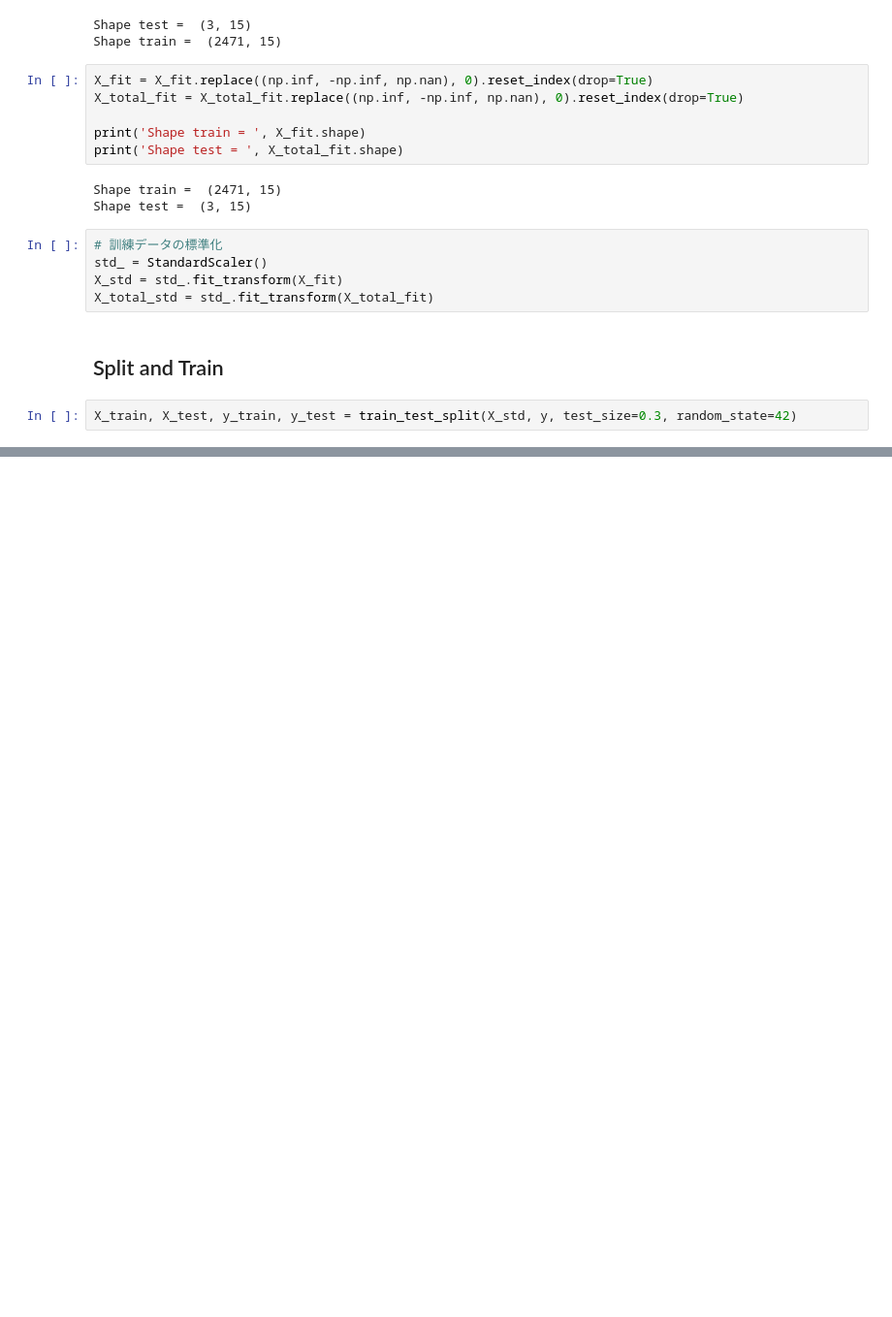
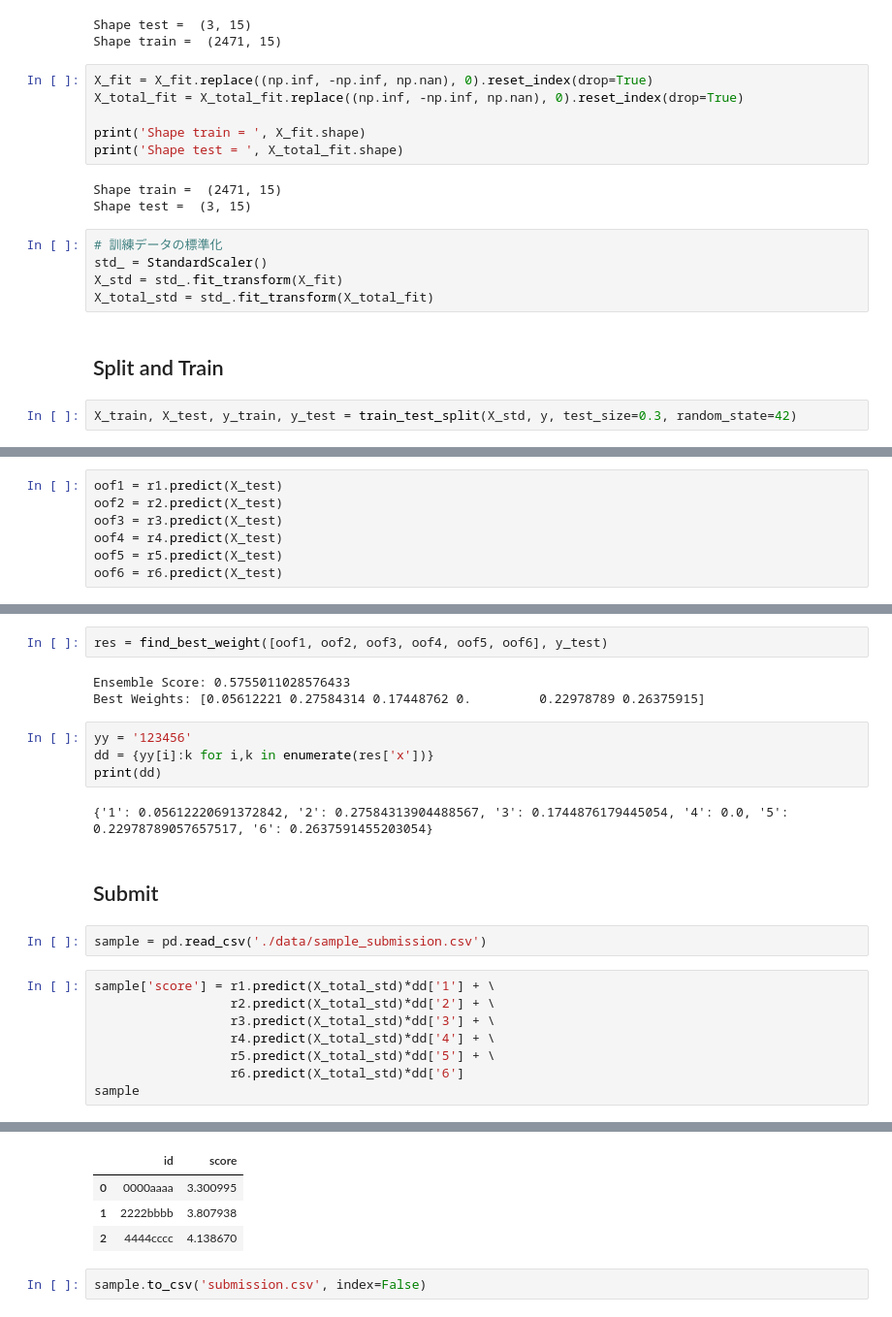
Before and after one commit to dgkmtu/kaggle-linking-writing-processes, a Jupyter notebook: code/nb01_writing_quality.ipynb, the cells around one changed output, grey strips where cells are left out. Shown at 97% size. Drawn from its saved outputs; the diff is of its cells as text; blank space fills up the shorter version.

```diff
--- a/code/nb01_writing_quality.ipynb
+++ b/code/nb01_writing_quality.ipynb
@@ -538,0 +830,7 @@ study.best_trial.params
+# %%
+oof1 = r1.predict(X_test)
+oof2 = r2.predict(X_test)
+oof3 = r3.predict(X_test)
+oof4 = r4.predict(X_test)
+oof5 = r5.predict(X_test)
+oof6 = r6.predict(X_test)
@@ -538,0 +839,24 @@ study.best_trial.params
+# %%
+res = find_best_weight([oof1, oof2, oof3, oof4, oof5, oof6], y_test)
+# %% [output]
+Ensemble Score: 0.5755011028576433
+Best Weights: [0.05612221 0.27584314 0.17448762 0.         0.22978789 0.26375915]
+# %%
+yy = '123456'
+dd = {yy[i]:k for i,k in enumerate(res['x'])}
+print(dd)
+# %% [output]
+{'1': 0.05612220691372842, '2': 0.27584313904488567, '3': 0.1744876179445054, '4': 0.0, '5': 0.22978789057657517, '6': 0.2637591455203054}
+# %% [markdown]
+## Submit
+# %%
+sample = pd.read_csv('./data/sample_submission.csv')
+# %%
+sample['score'] = r1.predict(X_total_std)*dd['1'] + \
+                  r2.predict(X_total_std)*dd['2'] + \
+                  r3.predict(X_total_std)*dd['3'] + \
+                  r4.predict(X_total_std)*dd['4'] + \
+                  r5.predict(X_total_std)*dd['5'] + \
+                  r6.predict(X_total_std)*dd['6']
+sample
+# %% [output]
@@ -538,0 +864,6 @@ study.best_trial.params
+|  | id | score |
+| 0 | 0000aaaa | 3.300995 |
+| 1 | 2222bbbb | 3.807938 |
+| 2 | 4444cccc | 4.138670 |
+# %%
+sample.to_csv('submission.csv', index=False)
```
Also changed, not shown: parts of 14 cells of this notebook, 2 other files.
